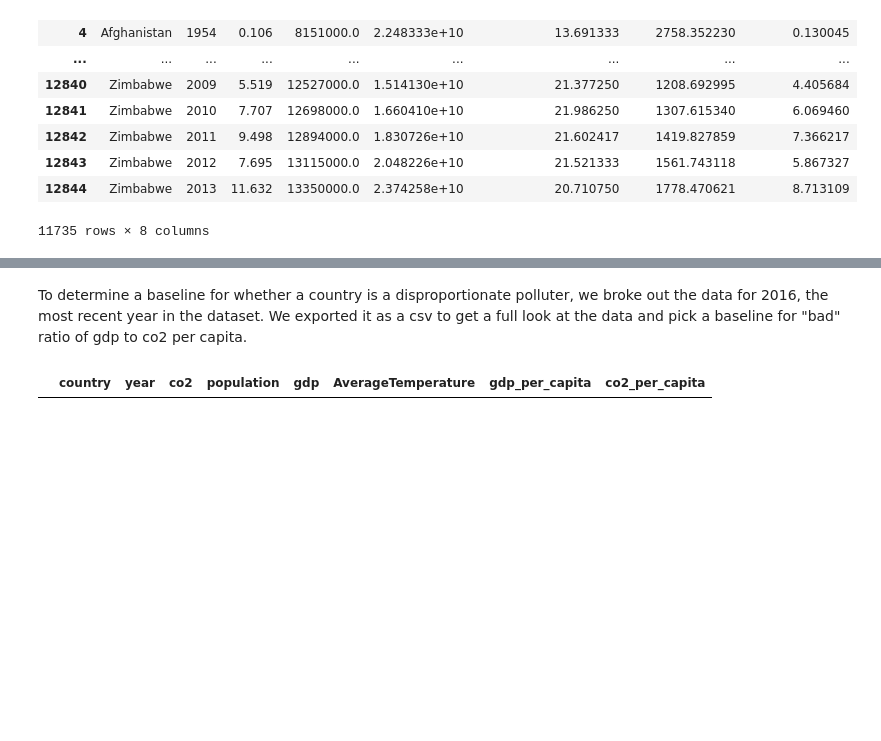
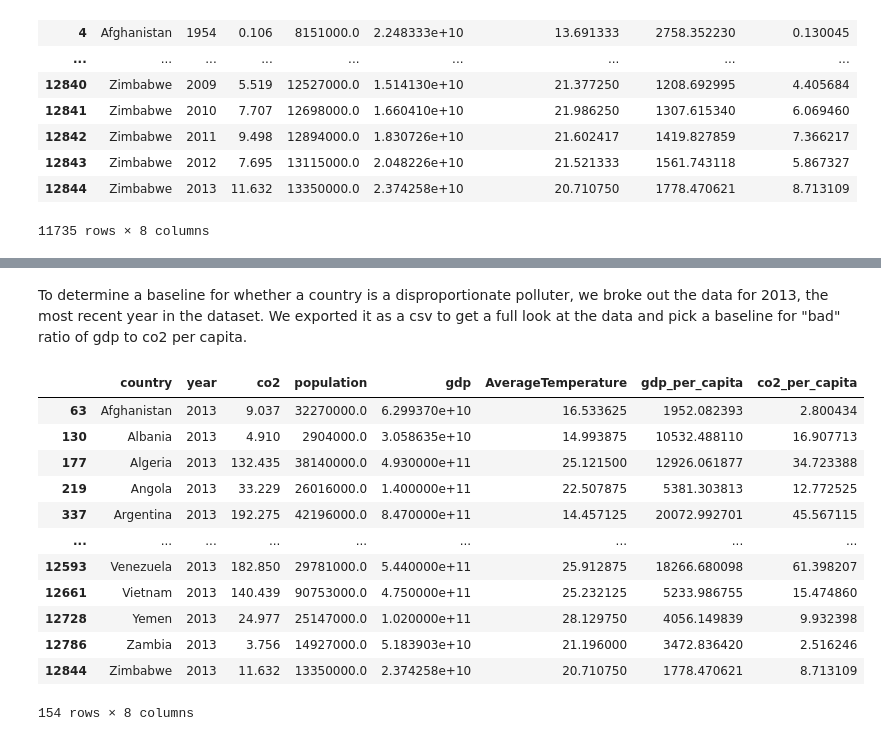
Before and after one commit to CUDAEnviron/Environmental_Proj, a Jupyter notebook: Database data cleaning.ipynb, the cells around one changed output, grey strips where cells are left out. Cells and saved outputs as stored; diff of their text form; code cells hidden in the pictures; blank space fills up the shorter version.

Commit message:
finished cleaning and created emissions_data.csv

```diff
--- a/Database data cleaning.ipynb
+++ b/Database data cleaning.ipynb
@@ -345,6 +377,19 @@ co2_temp
 # %% [markdown]
-To determine a baseline for whether a country is a disproportionate polluter, we broke out the data for 2016, the most recent year in the dataset.  We exported it as a csv to get a full look at the data and pick a baseline for "bad" ratio of gdp to co2 per capita.
+To determine a baseline for whether a country is a disproportionate polluter, we broke out the data for 2013, the most recent year in the dataset.  We exported it as a csv to get a full look at the data and pick a baseline for "bad" ratio of gdp to co2 per capita.
 # %%
-co2_temp.loc[co2_temp['year'] == 2016]
+data_2013 = co2_temp.loc[co2_temp['year'] == 2013]
+data_2013
 # %% [output]
 |  | country | year | co2 | population | gdp | AverageTemperature | gdp_per_capita | co2_per_capita |
+| 63 | Afghanistan | 2013 | 9.037 | 32270000.0 | 6.299370e+10 | 16.533625 | 1952.082393 | 2.800434 |
+| 130 | Albania | 2013 | 4.910 | 2904000.0 | 3.058635e+10 | 14.993875 | 10532.488110 | 16.907713 |
+| 177 | Algeria | 2013 | 132.435 | 38140000.0 | 4.930000e+11 | 25.121500 | 12926.061877 | 34.723388 |
+| 219 | Angola | 2013 | 33.229 | 26016000.0 | 1.400000e+11 | 22.507875 | 5381.303813 | 12.772525 |
+| 337 | Argentina | 2013 | 192.275 | 42196000.0 | 8.470000e+11 | 14.457125 | 20072.992701 | 45.567115 |
+| ... | ... | ... | ... | ... | ... | ... | ... | ... |
+| 12593 | Venezuela | 2013 | 182.850 | 29781000.0 | 5.440000e+11 | 25.912875 | 18266.680098 | 61.398207 |
+| 12661 | Vietnam | 2013 | 140.439 | 90753000.0 | 4.750000e+11 | 25.232125 | 5233.986755 | 15.474860 |
+| 12728 | Yemen | 2013 | 24.977 | 25147000.0 | 1.020000e+11 | 28.129750 | 4056.149839 | 9.932398 |
+| 12786 | Zambia | 2013 | 3.756 | 14927000.0 | 5.183903e+10 | 21.196000 | 3472.836420 | 2.516246 |
+| 12844 | Zimbabwe | 2013 | 11.632 | 13350000.0 | 2.374258e+10 | 20.710750 | 1778.470621 | 8.713109 |
+154 rows × 8 columns
```
Also changed, not shown: parts of 10 cells of this notebook, 3 other files.
